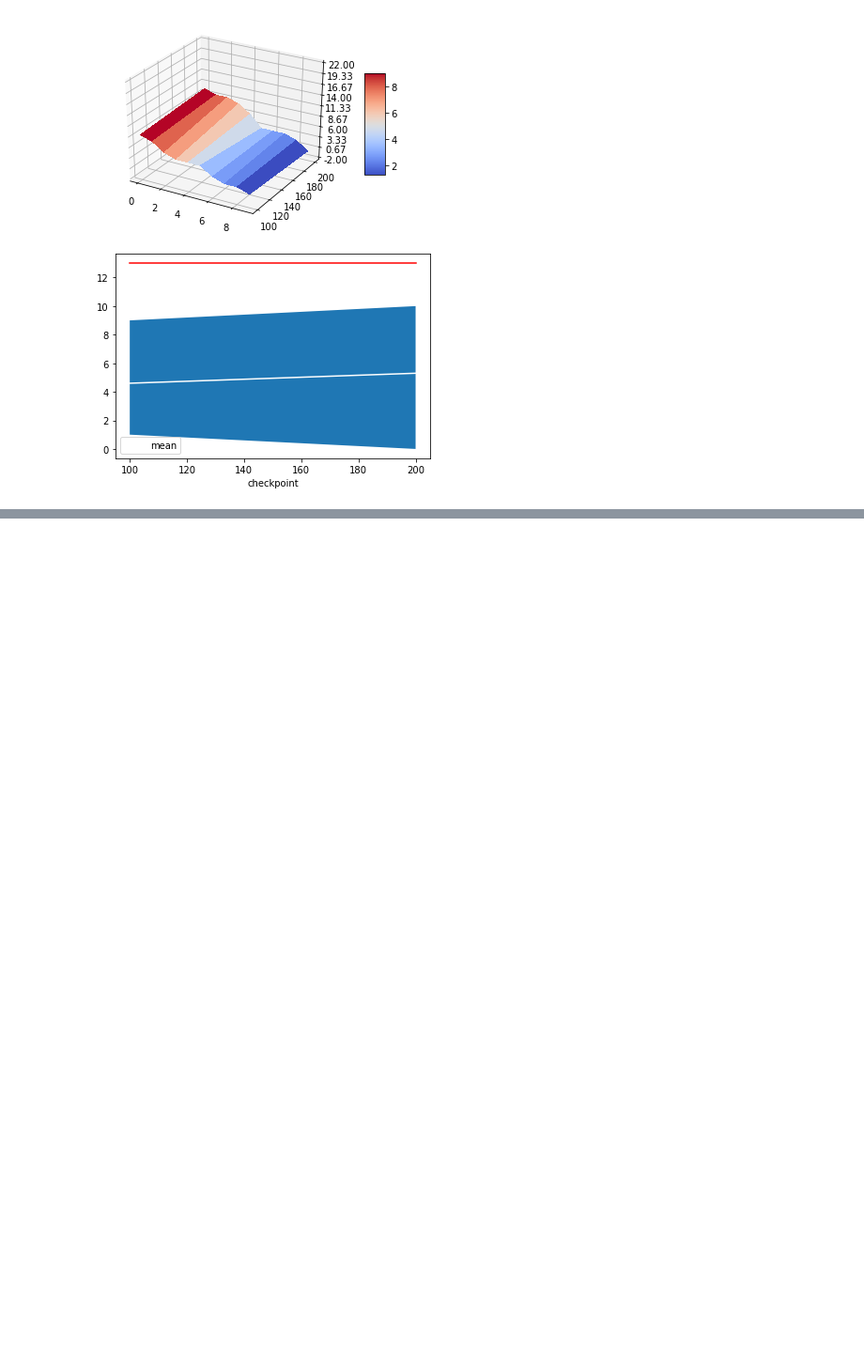
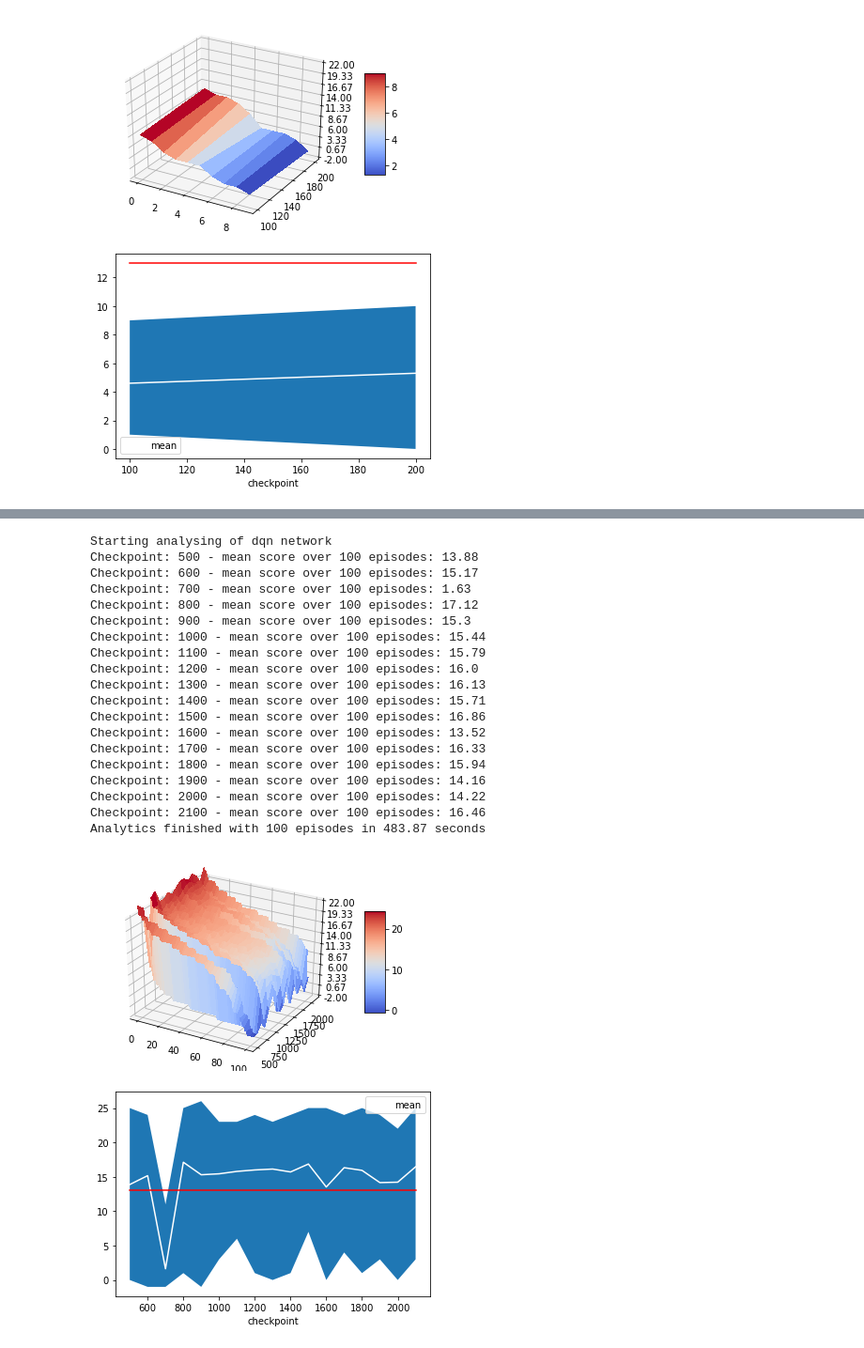
Before and after one commit to SusannaMaria/DRLND_P1_BananaCollector, a Jupyter notebook: DQN_Solution.ipynb, the cells around one changed output, grey strips where cells are left out. Shown at 94% size. Drawn from its saved outputs; the diff is of its cells as text; code cells hidden in the pictures; blank space fills up the shorter version.

```diff
--- a/DQN_Solution.ipynb
+++ b/DQN_Solution.ipynb
@@ -321,3 +322,25 @@ Episode 550     Average Score of last 10 episodes: 12.30
 # %%
 # Analyse until 2100 Checkpoint
-dqn_analytic_of_scores(state_size, action_size, 100, 2100, 100, 10, 13, 333)
+dqn_analytic_of_scores(state_size, action_size, 500, 2100, 100, 100, 13, 333)
+# %% [output]
+Starting analysing of dqn network
+Checkpoint: 500 - mean score over 100 episodes: 13.88
+Checkpoint: 600 - mean score over 100 episodes: 15.17
+Checkpoint: 700 - mean score over 100 episodes: 1.63
+Checkpoint: 800 - mean score over 100 episodes: 17.12
+Checkpoint: 900 - mean score over 100 episodes: 15.3
+Checkpoint: 1000 - mean score over 100 episodes: 15.44
+Checkpoint: 1100 - mean score over 100 episodes: 15.79
+Checkpoint: 1200 - mean score over 100 episodes: 16.0
+Checkpoint: 1300 - mean score over 100 episodes: 16.13
+Checkpoint: 1400 - mean score over 100 episodes: 15.71
+Checkpoint: 1500 - mean score over 100 episodes: 16.86
+Checkpoint: 1600 - mean score over 100 episodes: 13.52
+Checkpoint: 1700 - mean score over 100 episodes: 16.33
+Checkpoint: 1800 - mean score over 100 episodes: 15.94
+Checkpoint: 1900 - mean score over 100 episodes: 14.16
+Checkpoint: 2000 - mean score over 100 episodes: 14.22
+Checkpoint: 2100 - mean score over 100 episodes: 16.46
+Analytics finished with 100 episodes in 483.87 seconds
+[figure, added]
+[figure, added]
```
Also changed, not shown: parts of 1 cell of this notebook, 18 other files.
